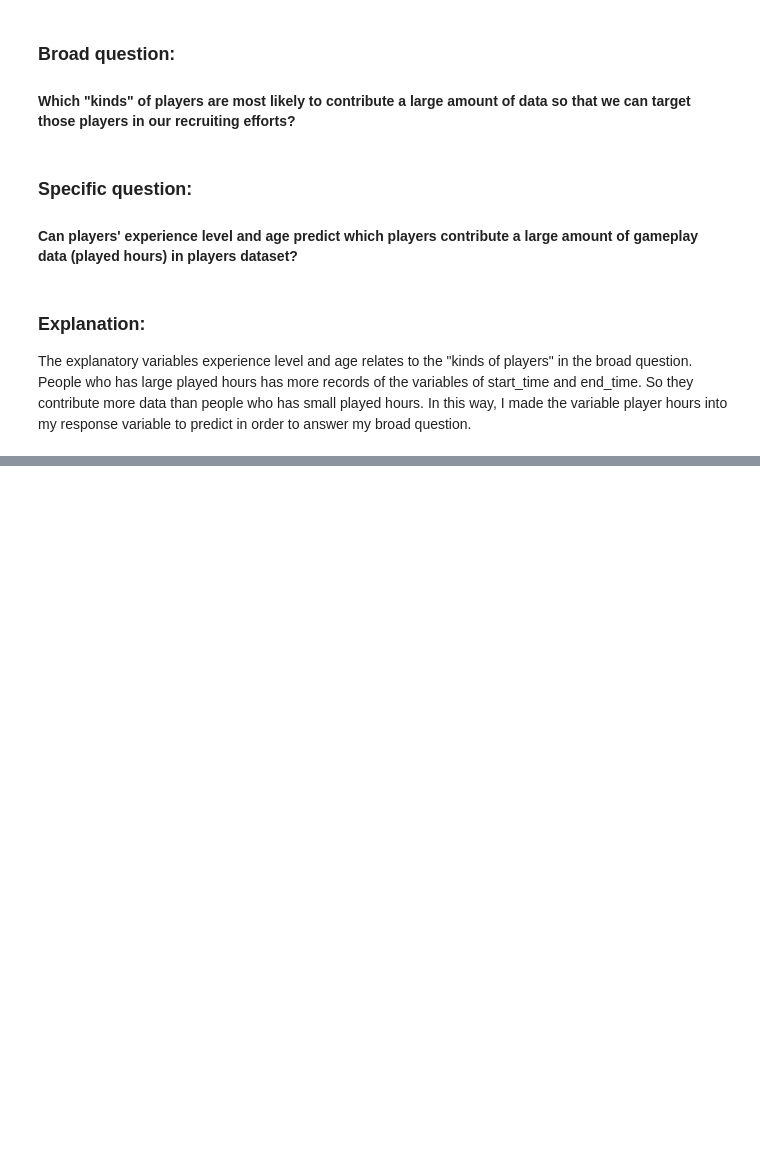
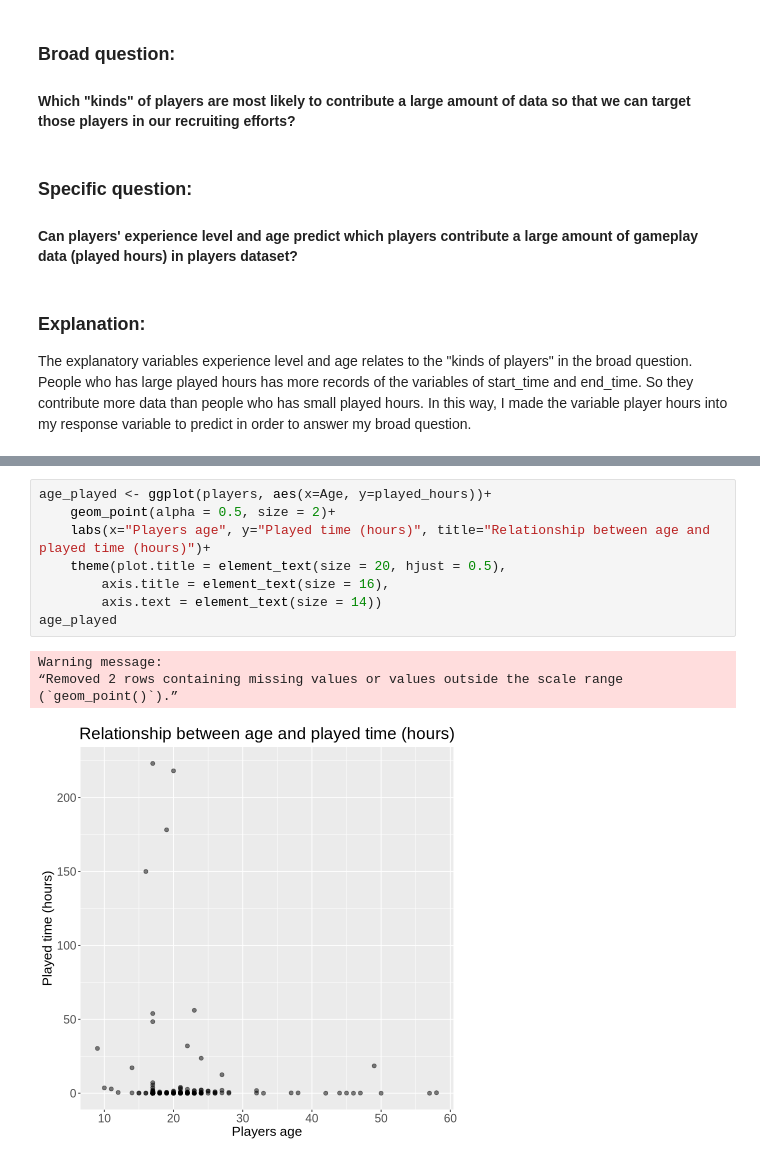
Before and after one commit to EllaZhang-8/dsci100_project-planning, a Jupyter notebook: project_planning.ipynb, the cells around one changed output, grey strips where cells are left out. Cells and saved outputs as stored; diff of their text form; blank space fills up the shorter version.

```diff
--- a/project_planning.ipynb
+++ b/project_planning.ipynb
@@ -220,0 +346,13 @@ The explanatory variables experience level and age relates to the "kinds of play
+# %%
+age_played <- ggplot(players, aes(x=Age, y=played_hours))+
+    geom_point(alpha = 0.5, size = 2)+
+    labs(x="Players age", y="Played time (hours)", title="Relationship between age and played time (hours)")+
+    theme(plot.title = element_text(size = 20, hjust = 0.5),
+        axis.title = element_text(size = 16),
+        axis.text = element_text(size = 14))
+age_played
+# %% [output]
+Warning message:
+“Removed 2 rows containing missing values or values outside the scale range
+(`geom_point()`).”
+[figure, added]
```
Also changed, not shown: parts of 13 cells of this notebook.
